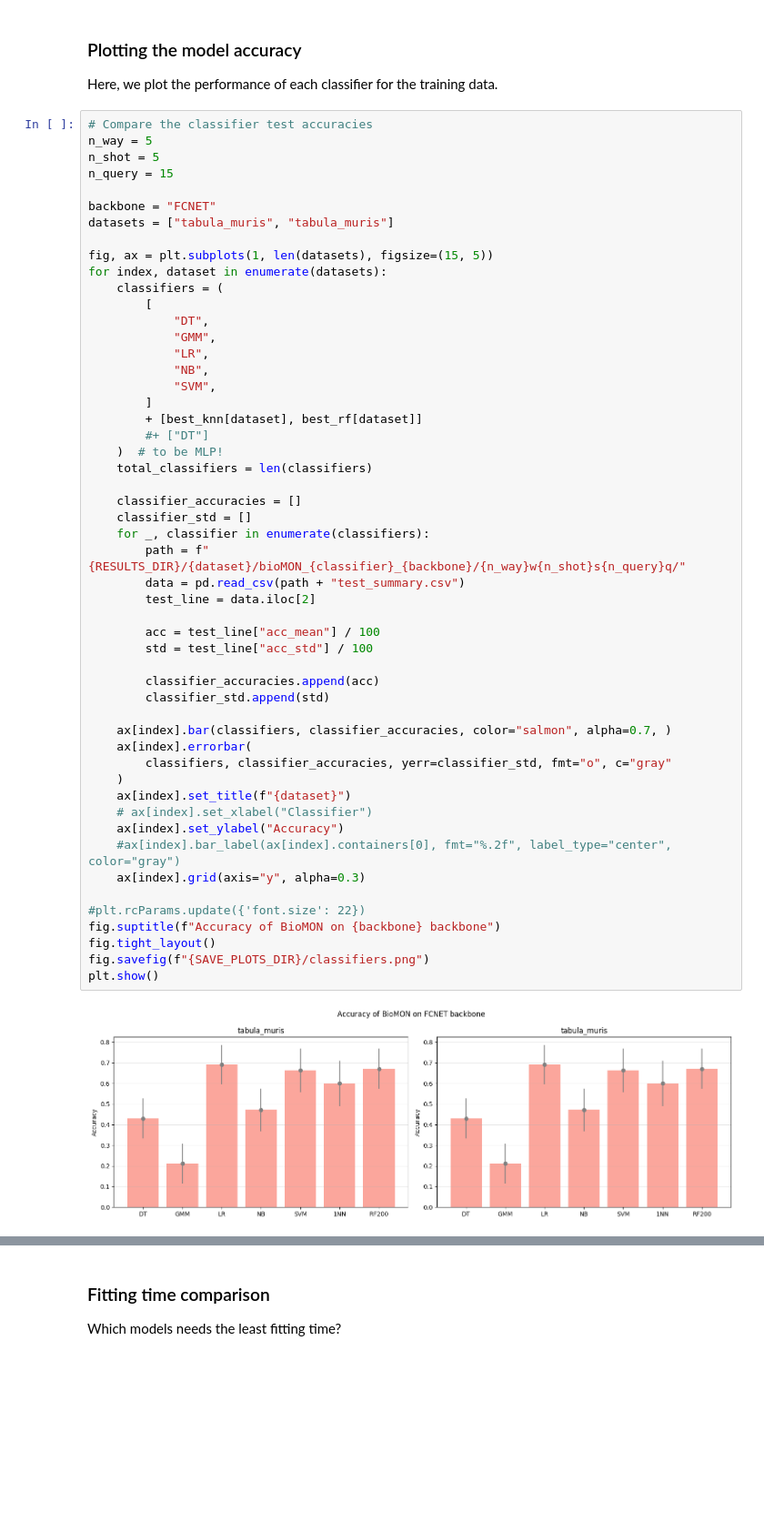
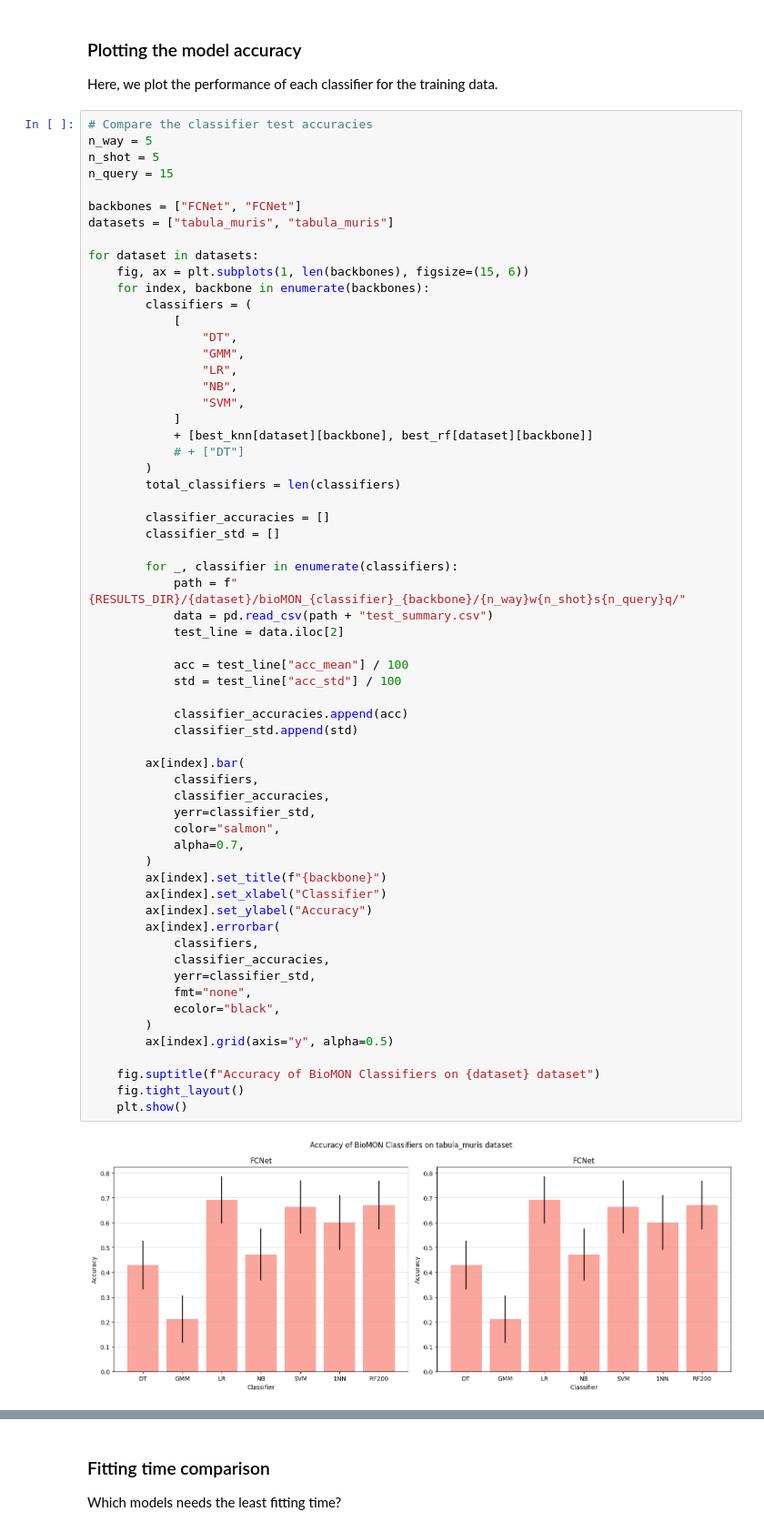
Before and after one commit to MChatzakis/BioMON, a Jupyter notebook: bioMON.ipynb, the cells around one changed output, grey strips where cells are left out. Shown at 91% size. Cells and saved outputs as stored; diff of their text form; blank space fills up the shorter version.

```diff
--- a/bioMON.ipynb
+++ b/bioMON.ipynb
@@ -190,54 +206,63 @@ Here, we plot the performance of each classifier for the training data.
 # %%
 # Compare the classifier test accuracies
 n_way = 5
 n_shot = 5
 n_query = 15
 
-backbone = "FCNET"
+backbones = ["FCNet", "FCNet"]
 datasets = ["tabula_muris", "tabula_muris"]
 
-fig, ax = plt.subplots(1, len(datasets), figsize=(15, 5))
-for index, dataset in enumerate(datasets):
-    classifiers = (
-        [
-            "DT",
-            "GMM",
-            "LR",
-            "NB",
-            "SVM",
-        ]
-        + [best_knn[dataset], best_rf[dataset]]
-        #+ ["DT"]
-    )  # to be MLP!
-    total_classifiers = len(classifiers)
+for dataset in datasets:
+    fig, ax = plt.subplots(1, len(backbones), figsize=(15, 6))
+    for index, backbone in enumerate(backbones):
+        classifiers = (
+            [
+                "DT",
+                "GMM",
+                "LR",
+                "NB",
+                "SVM",
+            ]
+            + [best_knn[dataset][backbone], best_rf[dataset][backbone]]
+            # + ["DT"]
+        )
+        total_classifiers = len(classifiers)
 
-    classifier_accuracies = []
-    classifier_std = []
-    for _, classifier in enumerate(classifiers):
-        path = f"{RESULTS_DIR}/{dataset}/bioMON_{classifier}_{backbone}/{n_way}w{n_shot}s{n_query}q/"
-        data = pd.read_csv(path + "test_summary.csv")
-        test_line = data.iloc[2]
+        classifier_accuracies = []
+        classifier_std = []
 
-        acc = test_line["acc_mean"] / 100
-        std = test_line["acc_std"] / 100
+        for _, classifier in enumerate(classifiers):
+            path = f"{RESULTS_DIR}/{dataset}/bioMON_{classifier}_{backbone}/{n_way}w{n_shot}s{n_query}q/"
+            data = pd.read_csv(path + "test_summary.csv")
+            test_line = data.iloc[2]
 
-        classifier_accuracies.append(acc)
-        classifier_std.append(std)
+            acc = test_line["acc_mean"] / 100
+            std = test_line["acc_std"] / 100
 
-    ax[index].bar(classifiers, classifier_accuracies, color="salmon", alpha=0.7, )
-    ax[index].errorbar(
-        classifiers, classifier_accuracies, yerr=classifier_std, fmt="o", c="gray"
-    )
-    ax[index].set_title(f"{dataset}")
-    # ax[index].set_xlabel("Classifier")
-    ax[index].set_ylabel("Accuracy")
-    #ax[index].bar_label(ax[index].containers[0], fmt="%.2f", label_type="center", color="gray")
-    ax[index].grid(axis="y", alpha=0.3)
+            classifier_accuracies.append(acc)
+            classifier_std.append(std)
 
-#plt.rcParams.update({'font.size': 22})
-fig.suptitle(f"Accuracy of BioMON on {backbone} backbone")
-fig.tight_layout()
-fig.savefig(f"{SAVE_PLOTS_DIR}/classifiers.png")
-plt.show()
+        ax[index].bar(
+            classifiers,
+            classifier_accuracies,
+            yerr=classifier_std,
+            color="salmon",
+            alpha=0.7,
+        )
+        ax[index].set_title(f"{backbone}")
+        ax[index].set_xlabel("Classifier")
+        ax[index].set_ylabel("Accuracy")
+        ax[index].errorbar(
+            classifiers,
+            classifier_accuracies,
+            yerr=classifier_std,
+            fmt="none",
+            ecolor="black",
+        )
+        ax[index].grid(axis="y", alpha=0.5)
+
+    fig.suptitle(f"Accuracy of BioMON Classifiers on {dataset} dataset")
+    fig.tight_layout()
+    plt.show()
 # %% [output]
-[figure, old version]
+[figure, new version]
```
Also changed, not shown: parts of 8 cells of this notebook, 1 other file.
